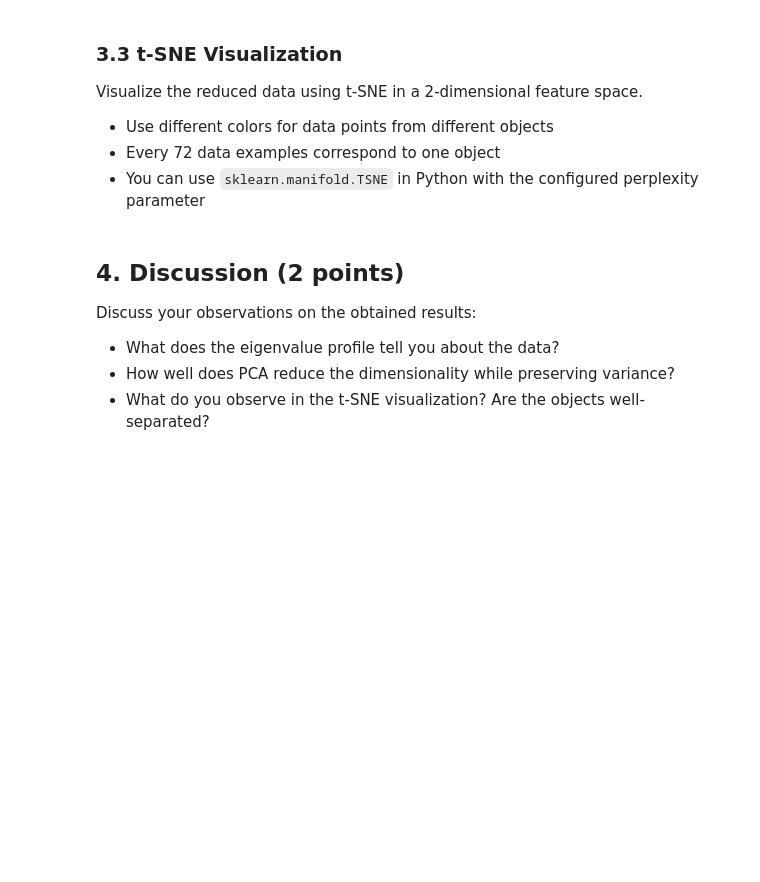
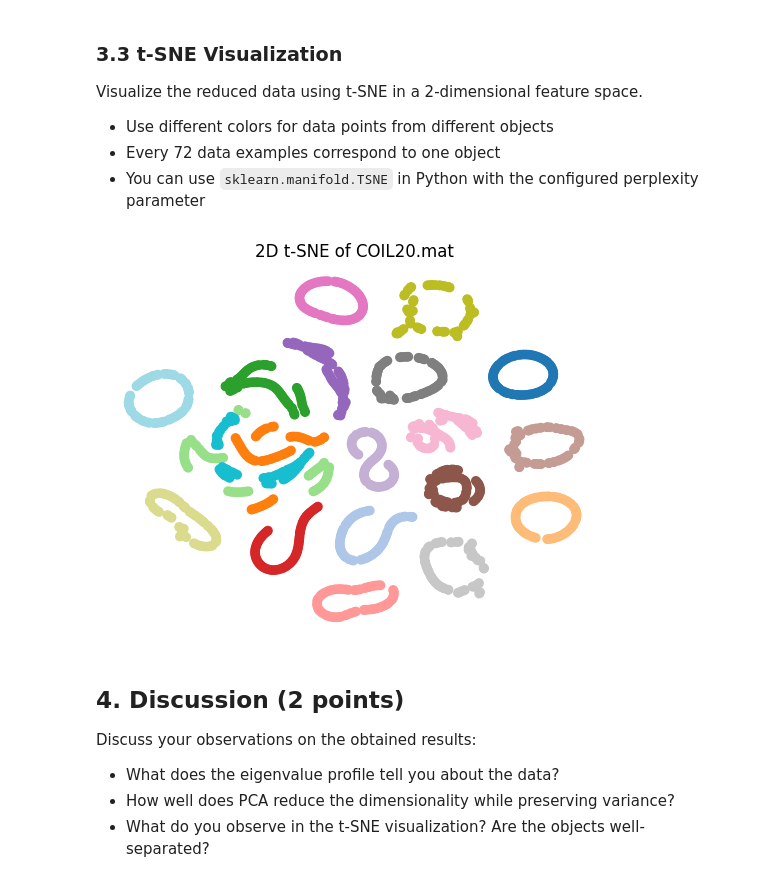
Before and after one commit to TheKingBlue/IntroductionToML, a Jupyter notebook: Assignment1/Assignment1.ipynb, the cells around one changed output. Drawn from its saved outputs; the diff is of its cells as text; code cells hidden in the pictures; blank space fills up the shorter version.

```diff
--- a/Assignment1/Assignment1.ipynb
+++ b/Assignment1/Assignment1.ipynb
@@ -263,3 +260,21 @@ Visualize the reduced data using t-SNE in a 2-dimensional feature space.
+# %%
+def generate_objects(n):
+    labels = list(range(0, n))
+    objects = []
+    for label in labels:
+        objects += [label for i in range(72)]
+    return objects
+
+labels = generate_objects(20)
+# %%
+tsne_model = TSNE(perplexity=tsne_perplexity, random_state=123).fit_transform(x)
+
+plt.scatter(tsne_model[:, 0], tsne_model[:, 1], c = labels, cmap = "tab20")
+plt.title("2D t-SNE of COIL20.mat")
+plt.axis('off')
+plt.show()
+# %% [output]
+[figure, added]
 # %% [markdown]
 ## 4. Discussion (2 points)
 
```
Also changed, not shown: parts of 2 cells of this notebook.
